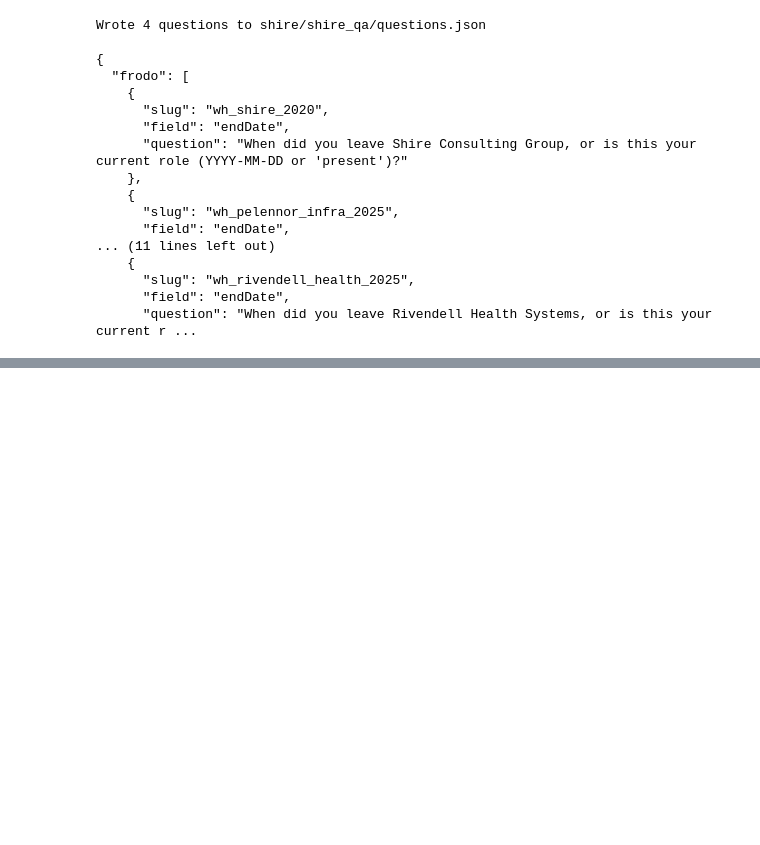
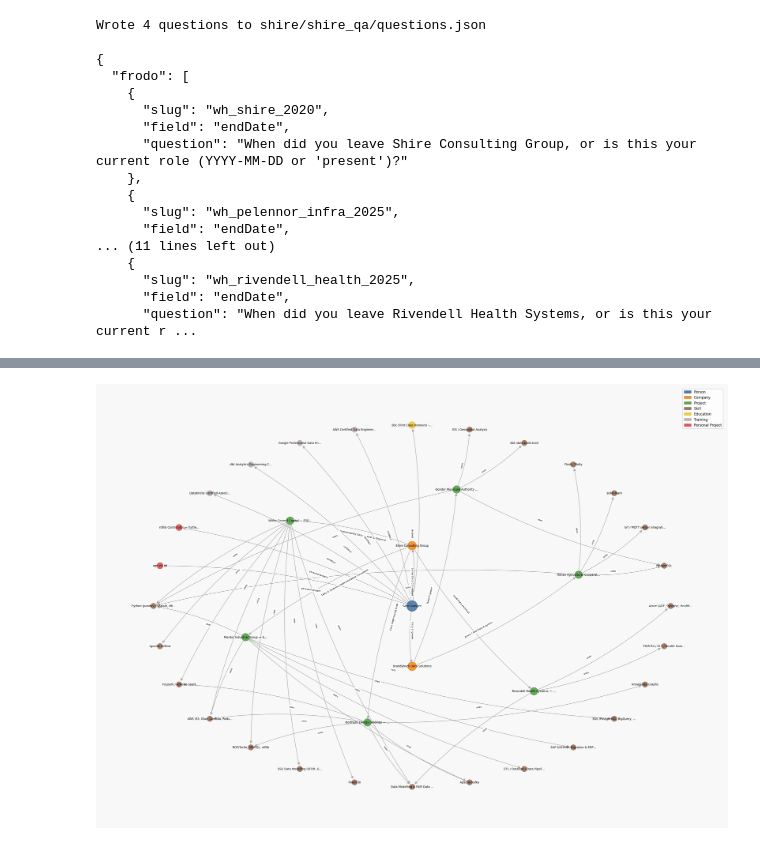
Before and after one commit to kelu124/Resume_RDF_update, a Jupyter notebook: application_example.ipynb, the cells around one changed output, grey strips where cells are left out. Cells and saved outputs as stored; diff of their text form; code cells hidden in the pictures; blank space fills up the shorter version.

```diff
--- a/application_example.ipynb
+++ b/application_example.ipynb
@@ -529,0 +588,9 @@ Wrote 4 questions to shire/shire_qa/questions.json
+# %%
+png_path = visualize_cv(
+    "shire/shire_ttl/sam_v1.ttl",
+    "shire/shire_ttl/sam_v1_graph.png",
+)
+from IPython.display import Image
+Image(str(png_path), width=800)
+# %% [output]
+[figure, added]
```
Also changed, not shown: parts of 39 cells of this notebook, 13 other files.
